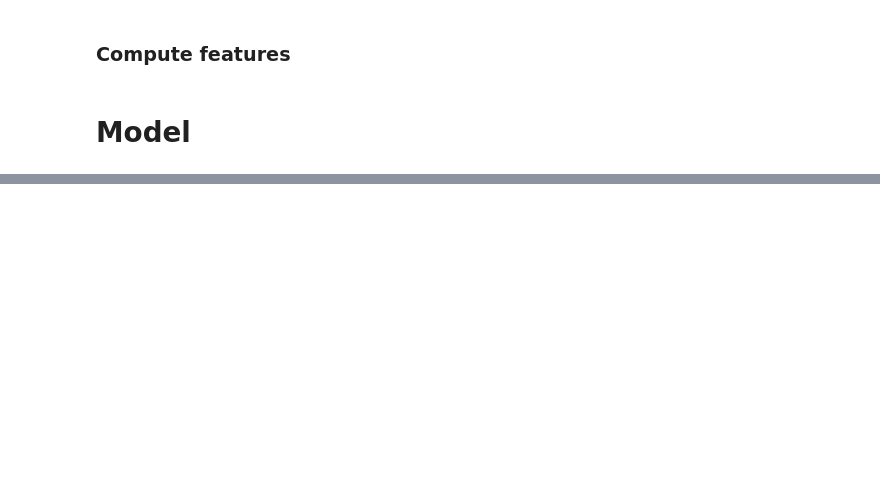
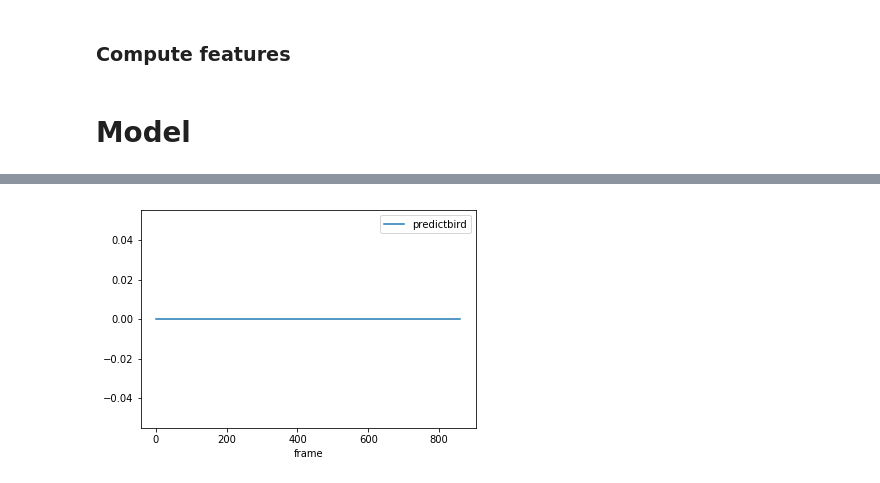
Before and after one commit to jonnor/birddetect, a Jupyter notebook: RandomForest summarization.ipynb, the cells around one changed output, grey strips where cells are left out. Drawn from its saved outputs; the diff is of its cells as text; code cells hidden in the pictures; blank space fills up the shorter version.

```diff
--- a/RandomForest summarization.ipynb
+++ b/RandomForest summarization.ipynb
@@ -48,6 +44,8 @@ No labels available for evaluation, they are the thing to predict in competition
 # %%
-trainset = dataset[dataset.hasbird.notna()].copy()
-print(trainset.shape)
-trainset['hasbird'] = trainset.hasbird.astype(bool)
+with_labels = dataset[dataset.hasbird.notna()].copy()
+with_labels['hasbird'] = with_labels.hasbird.astype(bool)
+
+trainset = with_labels.groupby('datasetid').apply(lambda g: g.sample(n=1000, random_state=1))
+trainset.shape, trainset.datasetid.unique()
 #trainset.groupby('folder').head(1)
 # %% [output]
@@ -60,0 +84,2 @@ print(evalset.shape)
+# %%
+trainset['filename'] = feature_images
@@ -66,6 +196,9 @@ print(evalset.shape)
 # %%
 start = time.time()
-F = train_F.compute()
+FF = features.extract(dcase2018bird.feature_urls(trainset, featureset)[0:1000], mel_summary, mel_summary_shape)
+train_X = FF.compute()
+train_X = train_X[:,0]
+train_Y = trainset[0:1000].hasbird
 end = time.time()
 print('d', end-start)
 # %% [output]
@@ -99,0 +231,67 @@ test [0.70588235 0.74400871 0.70145903 0.67715618 0.72727273]
+# %%
+import urllib, io, scipy.io.wavfile, librosa
+
+def read_audio(url):
+    f = urllib.request.urlopen(url)
+    data = io.BytesIO(f.read())
+    samplerate, samples  = scipy.io.wavfile.read(data)
+    assert samplerate == 44100, samplerate
+    data = samples.astype('float')/32768
+    return samplerate, data
+
+def melspec(data, sr, subtract='median', n_mels=64, fmin=500, fmax=15000, htk=True,):
+    from librosa.feature import melspectrogram
+
+    mel = melspectrogram(y=data, sr=sr,
+                         n_mels=n_mels, fmin=fmin, fmax=fmax, htk=True)
+    mel = librosa.core.amplitude_to_db(mel, ref=1.0)
+
+    if not subtract:
+        pass #disabled
+    elif subtract == 'mean':
+        mel = mel - (numpy.mean(mel, axis=1, keepdims=True) + 1e-8)
+    elif subtract == 'median':
+        mel = mel - (numpy.median(mel, axis=1, keepdims=True) + 1e-8)
+    else:
+        raise ValueError('Unsupported subtract={}'.format(subtract))
+
+    return mel
+
+
+def quantize_8bit(s):
+    out_min,out_max  = 0, 255
+    in_min, in_max = s.min(), s.max()
+    std = (s - in_min) / (in_max - in_min)
+    scaled = std * (out_max - out_min) + out_min
+    return scaled.astype(numpy.uint8)
+
+def run_detector(estimator, mel, detector_window = 5):
+
+    frame_starts = list(range(0, mel.shape[1], detector_window))
+    predictions = []
+    means = []
+    for frame_start in frame_starts:
+        frames = mel[:,frame_start:frame_start+detector_window]
+        f = numpy.max(frames, axis=1)
+
+        has_bird = estimator.predict([f])[0]
+        predictions.append(has_bird)
+        means.append(f.mean())
+
+    df = pandas.DataFrame({
+        'predictbird': numpy.array(predictions).astype(int),
+        'frame': frame_starts,
+        'm': means,
+    })
+    return df
+
+
+#warblr = dataset[dataset.datasetid == 'warblrb10k']
+#print(len(warblr))
+#warblr_withbird = warblr[warblr.hasbird == True]
+example_url = list(dcase2018bird.wav_urls(trainset))[100]
+sr, samples = read_audio(example_url)
+mel = melspec(samples, sr)
+mel = quantize_8bit(mel)
+run_detector(rf, mel).plot(y='predictbird', x='frame')
+# %% [output]
@@ -99,0 +299 @@ test [0.70588235 0.74400871 0.70145903 0.67715618 0.72727273]
+[figure, added]
```
Also changed, not shown: parts of 18 cells of this notebook, 1 other file.
